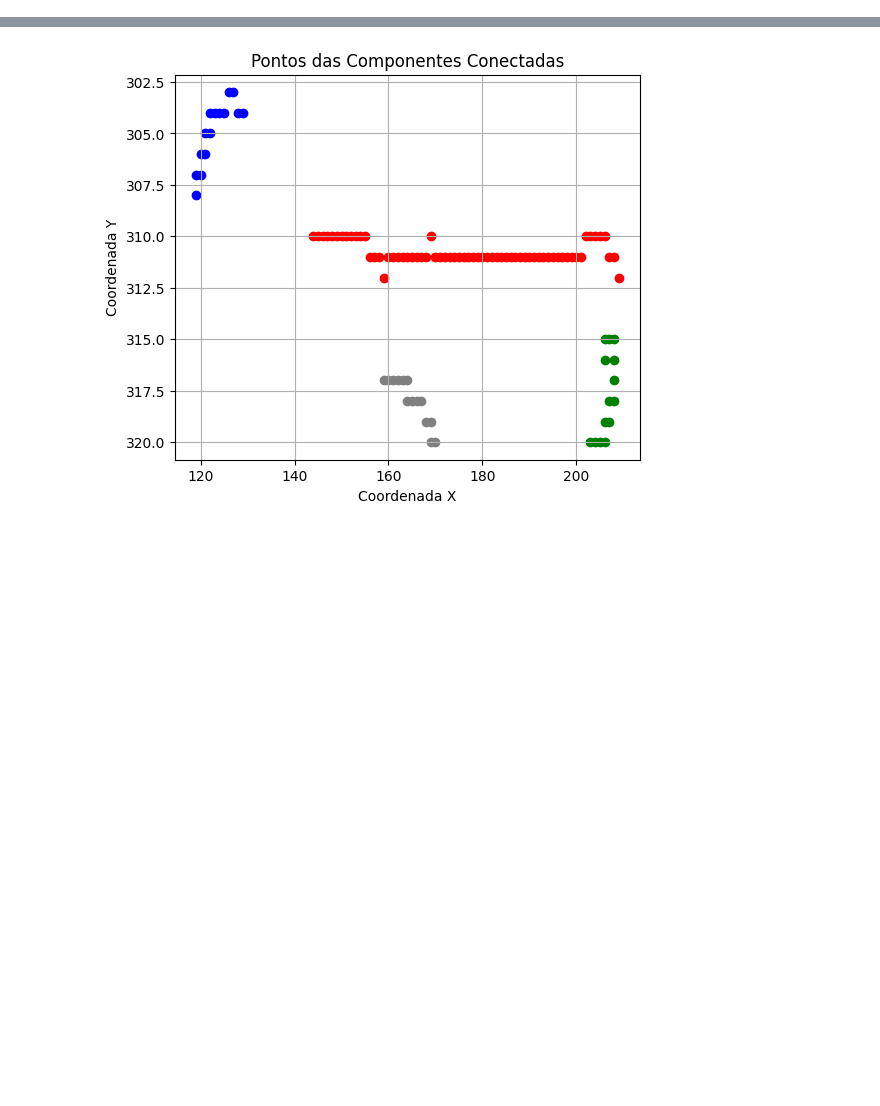
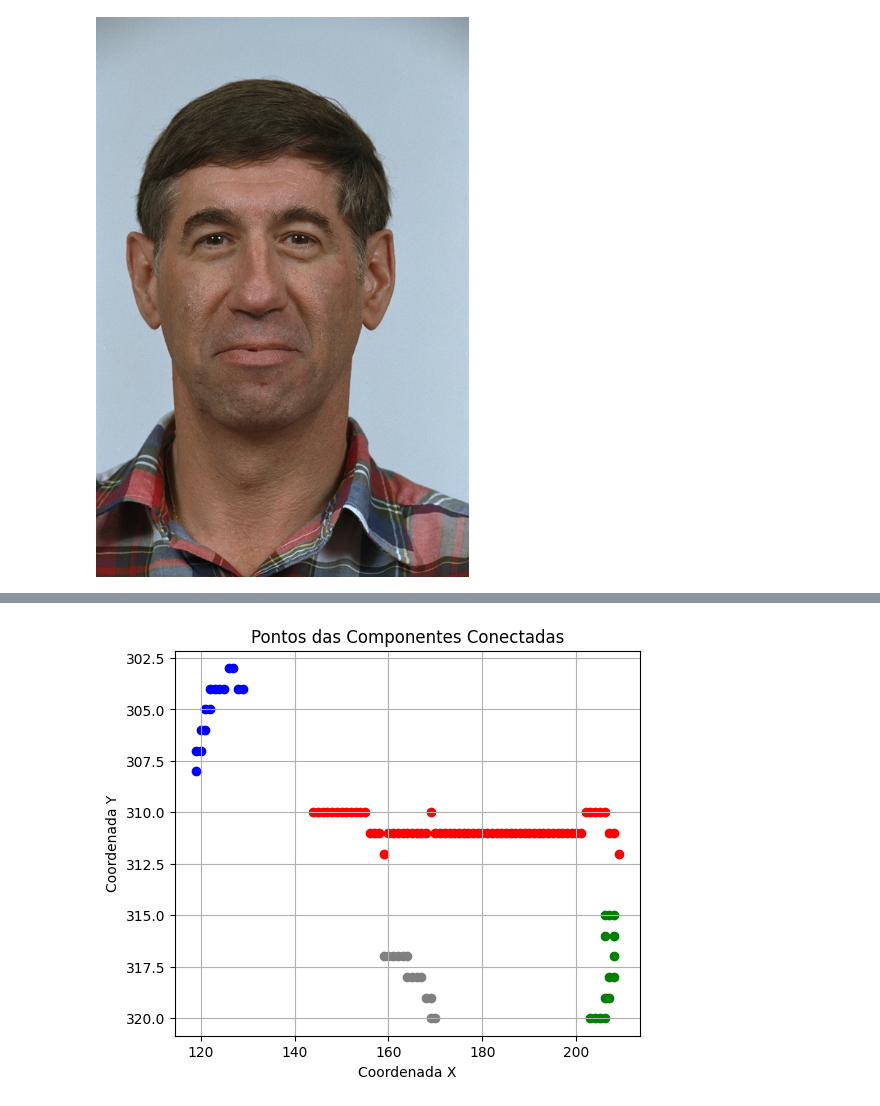
Before and after one commit to MariaLuizaLogrado/PVA, a Jupyter notebook: face_recognition.ipynb, the cells around one changed output, grey strips where cells are left out. Cells and saved outputs as stored; diff of their text form; code cells hidden in the pictures; blank space fills up the shorter version.

```diff
--- a/face_recognition.ipynb
+++ b/face_recognition.ipynb
@@ -121,0 +309,4 @@ Tempo8 0.010265827178955078
+# %%
+results_tag[15][1][0].open
+# %% [output]
+[figure, added]
```
Also changed, not shown: parts of 17 cells of this notebook, 22 other files.
